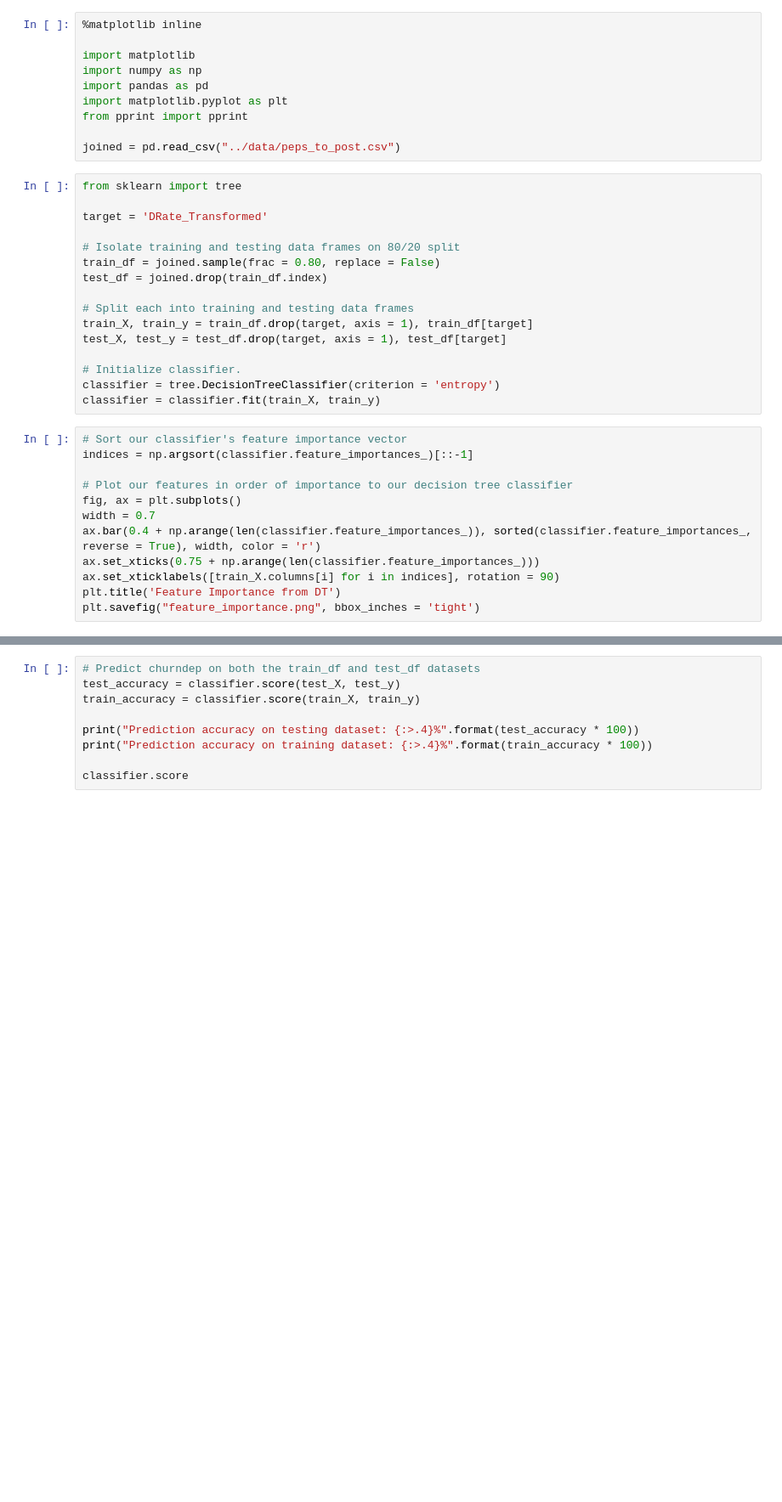
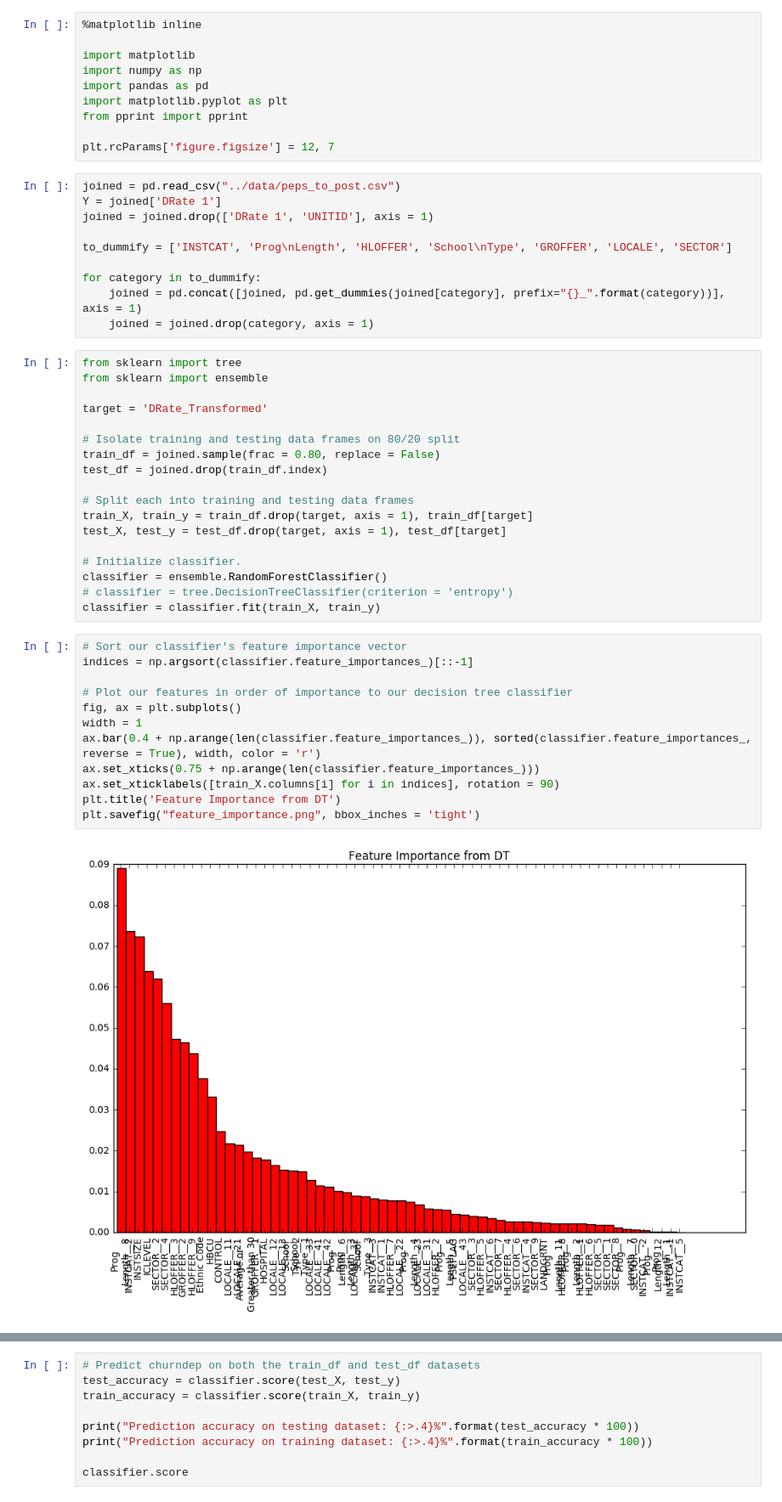
Before and after one commit to dataframing/student-loans, a Jupyter notebook: notebooks/Explore.ipynb, the cells around one changed output, grey strips where cells are left out. Shown at 85% size. Drawn from its saved outputs; the diff is of its cells as text; blank space fills up the shorter version.

Commit message:
[update] README, notebooks, data

```diff
--- a/notebooks/Explore.ipynb
+++ b/notebooks/Explore.ipynb
@@ -7,9 +7,20 @@ import pandas as pd
 import matplotlib.pyplot as plt
 from pprint import pprint
 
-joined = pd.read_csv("../data/peps_to_post.csv")
+plt.rcParams['figure.figsize'] = 12, 7
+# %%
+joined = pd.read_csv("../data/peps_to_post.csv")
+Y = joined['DRate 1']
+joined = joined.drop(['DRate 1', 'UNITID'], axis = 1)
+
+to_dummify = ['INSTCAT', 'Prog\nLength', 'HLOFFER', 'School\nType', 'GROFFER', 'LOCALE', 'SECTOR']
+
+for category in to_dummify:
+    joined = pd.concat([joined, pd.get_dummies(joined[category], prefix="{}_".format(category))], axis = 1)
+    joined = joined.drop(category, axis = 1)
 # %%
 from sklearn import tree
+from sklearn import ensemble
 
 target = 'DRate_Transformed'
 
@@ -22,17 +33,20 @@ train_X, train_y = train_df.drop(target, axis = 1), train_df[target]
 test_X, test_y = test_df.drop(target, axis = 1), test_df[target]
 
 # Initialize classifier.
-classifier = tree.DecisionTreeClassifier(criterion = 'entropy')
+classifier = ensemble.RandomForestClassifier()
+# classifier = tree.DecisionTreeClassifier(criterion = 'entropy')
 classifier = classifier.fit(train_X, train_y)
 # %%
 # Sort our classifier's feature importance vector
 indices = np.argsort(classifier.feature_importances_)[::-1]
 
 # Plot our features in order of importance to our decision tree classifier
 fig, ax = plt.subplots()
-width = 0.7
+width = 1
 ax.bar(0.4 + np.arange(len(classifier.feature_importances_)), sorted(classifier.feature_importances_, reverse = True), width, color = 'r')
 ax.set_xticks(0.75 + np.arange(len(classifier.feature_importances_)))
 ax.set_xticklabels([train_X.columns[i] for i in indices], rotation = 90)
 plt.title('Feature Importance from DT')
 plt.savefig("feature_importance.png", bbox_inches = 'tight')
+# %% [output]
+[figure, added]
```
Also changed, not shown: parts of 2 cells of this notebook, 9 other files.
